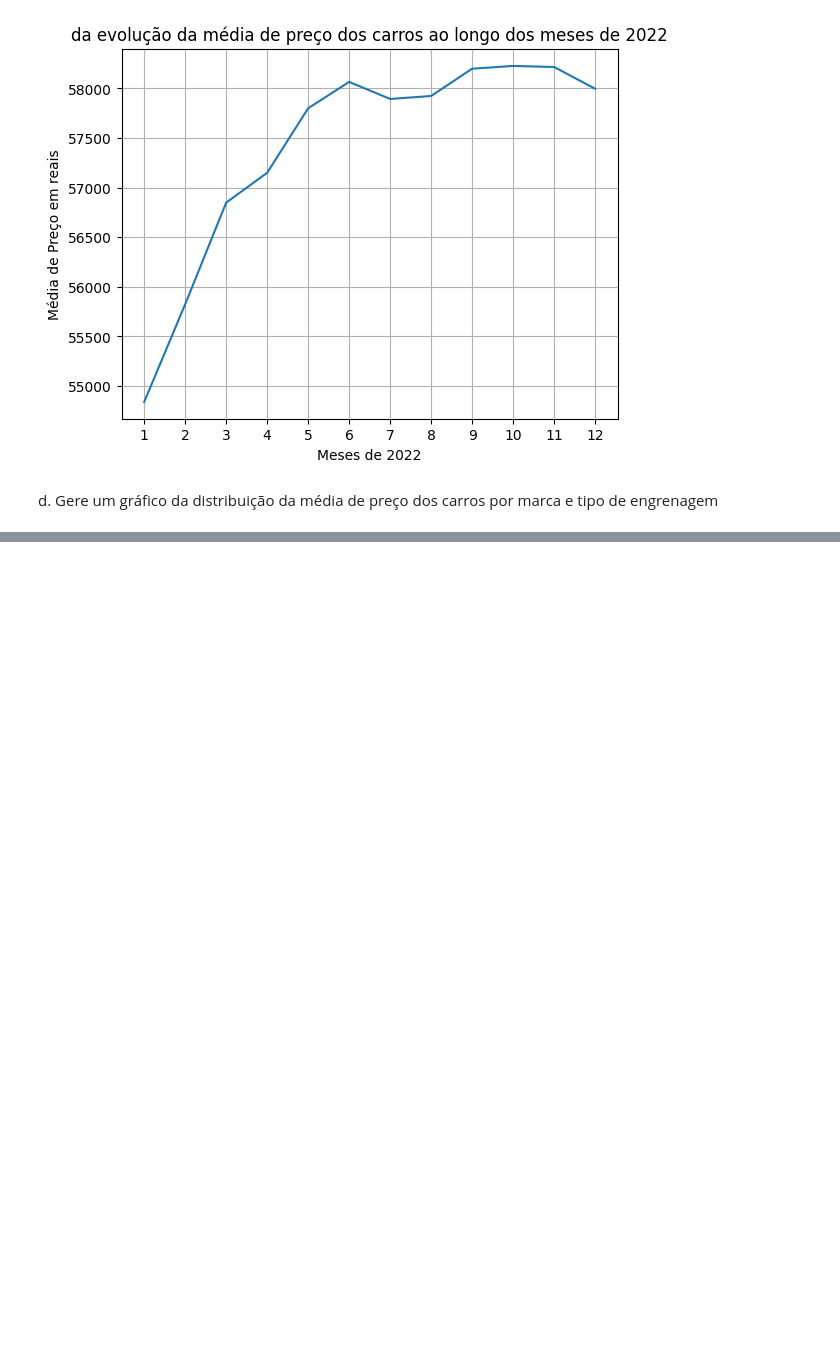
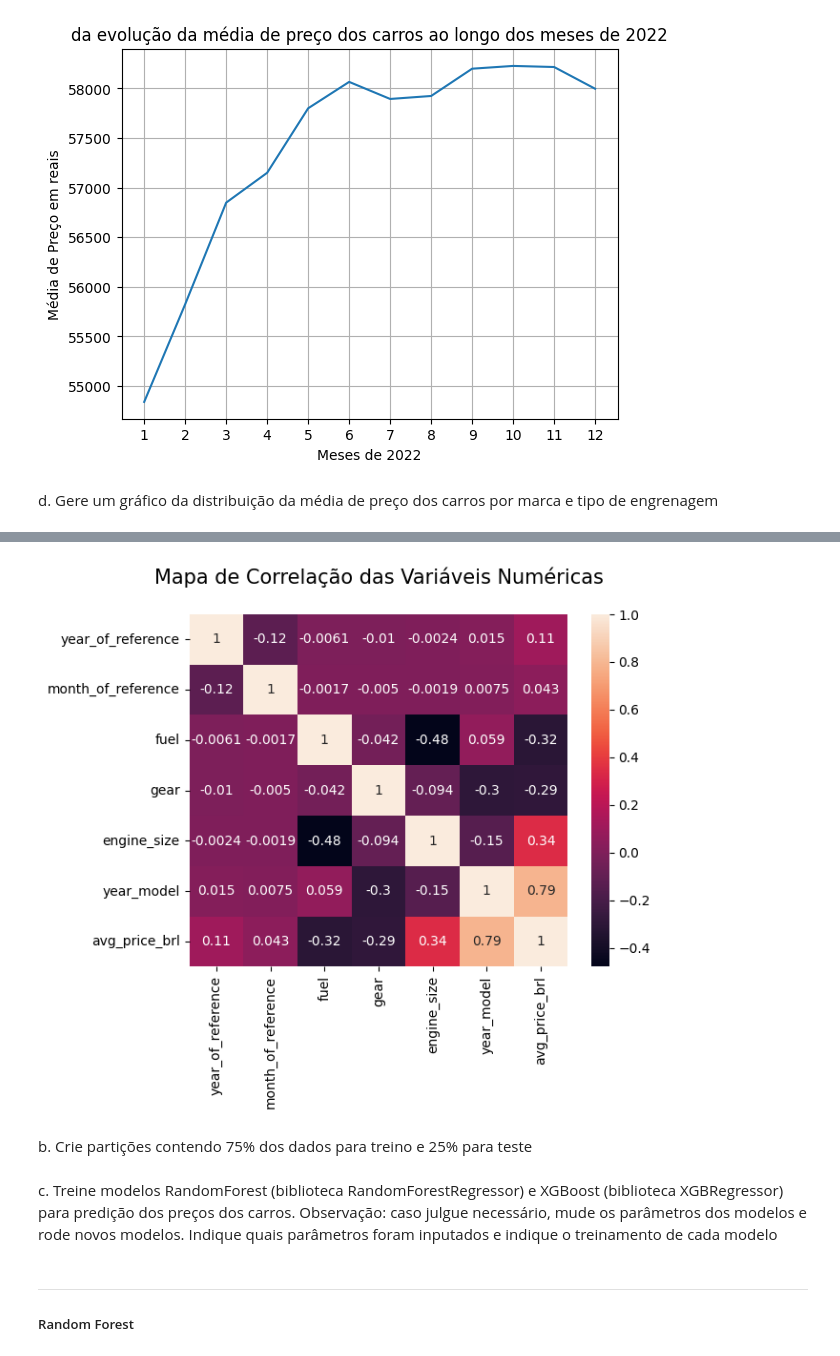
Before and after one commit to Equipe16-IAA/IAA002-TrabalhoFinal, a Jupyter notebook: IAA002 - LPA - trabalho.ipynb, the cells around one changed output, grey strips where cells are left out. Saved outputs shown, nothing was run; the diff lists cells and outputs as text; code cells hidden in the pictures; blank space fills up the shorter version.

```diff
--- a/IAA002 - LPA - trabalho.ipynb
+++ b/IAA002 - LPA - trabalho.ipynb
@@ -251,0 +288,4 @@ plt.show()
+# %%
+dados['fuel'] = LabelEncoder().fit_transform(dados['fuel'])#transformando a coluna do tipo de combustivel e cambio
+dados['gear'] = LabelEncoder().fit_transform(dados['gear'])
+dados.head()
@@ -251,0 +364,5 @@ plt.show()
+# %%
+#criação de subdf contendo apenas os dados numericos
+
+dados_num = dados.drop(['fipe_code','authentication','brand','model'],axis = 1)
+dados_num.head()
@@ -251,0 +376,7 @@ plt.show()
+# %%
+
+sns.heatmap(dados_num.corr("spearman"), annot = True)
+plt.title("Mapa de Correlação das Variáveis Numéricas\n", fontsize = 15)
+plt.show()
+# %% [output]
+[figure, added]
@@ -251,0 +388,2 @@ plt.show()
+# %% [markdown]
+b. Crie partições contendo 75% dos dados para treino e 25% para teste
@@ -251,0 +393,5 @@ plt.show()
+# %% [markdown]
+c. Treine modelos RandomForest (biblioteca RandomForestRegressor) e XGBoost (biblioteca XGBRegressor) para predição dos preços dos carros. Observação: caso julgue necessário, mude os parâmetros dos modelos e rode novos modelos. Indique quais parâmetros foram inputados e indique o treinamento de cada modelo
+# %% [markdown]
+---
+##### Random Forest
```
Also changed, not shown: parts of 27 cells of this notebook, 1 other file.
